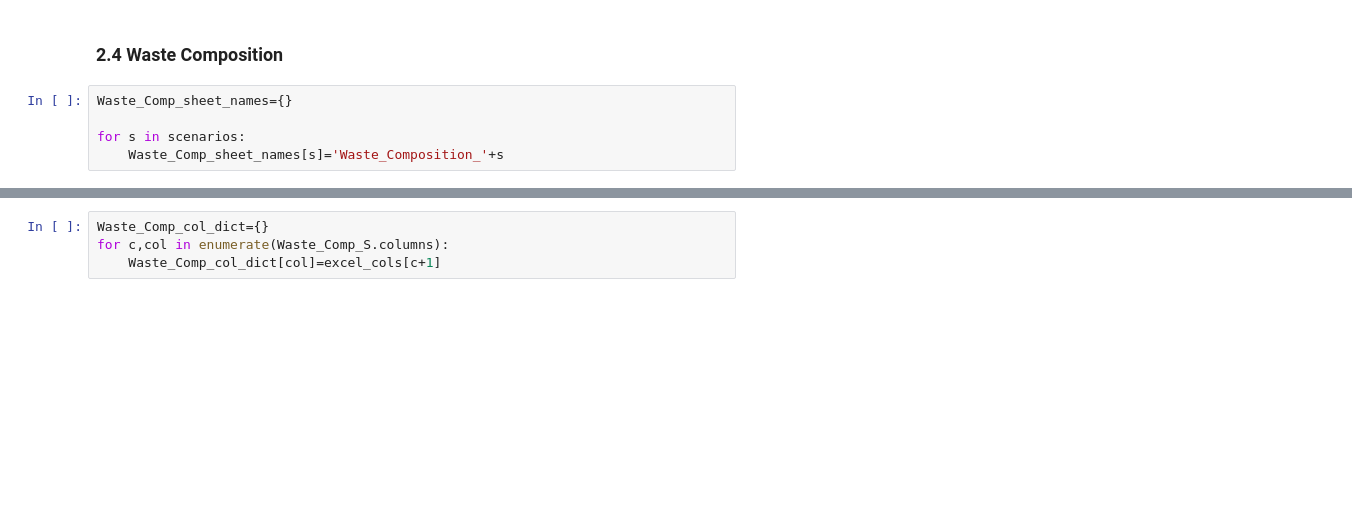
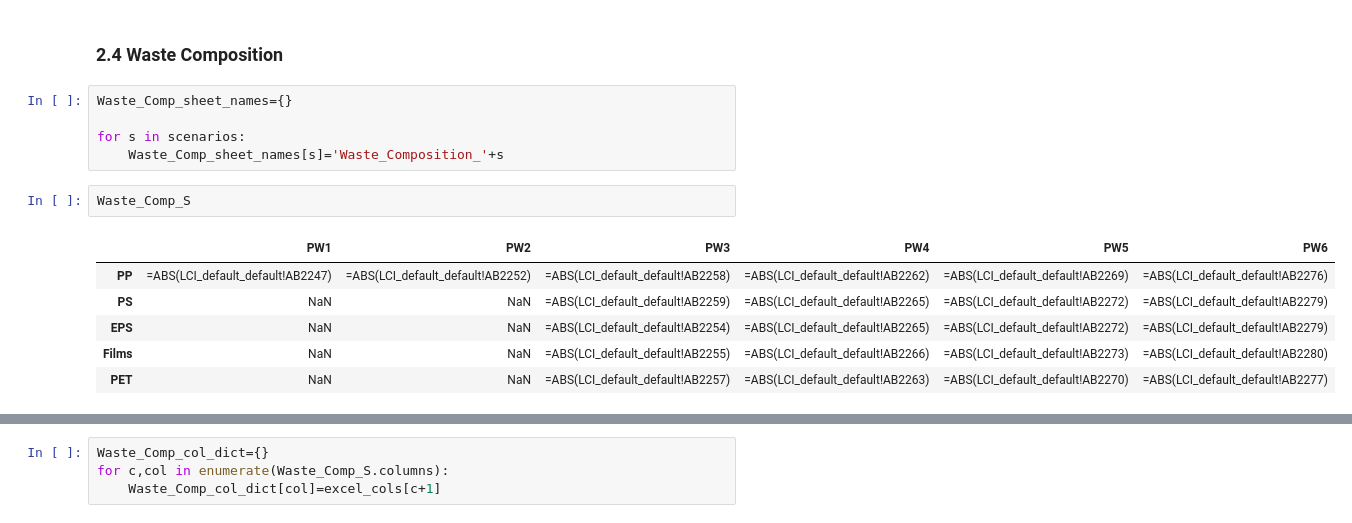
Before and after one commit to SarahSchmidt94/MoEWe, a Jupyter notebook: MoEWe.ipynb, the cells around one changed output, grey strips where cells are left out. Drawn from its saved outputs; the diff is of its cells as text; blank space fills up the shorter version.

```diff
--- a/MoEWe.ipynb
+++ b/MoEWe.ipynb
@@ -1018,3 +1052,12 @@ Waste_Comp_sheet_names={}
 
 for s in scenarios:
     Waste_Comp_sheet_names[s]='Waste_Composition_'+s
+# %%
+Waste_Comp_S
+# %% [output]
+|  | PW1 | PW2 | PW3 | PW4 | PW5 | PW6 |
+| PP | =ABS(LCI_default_default!AB2247) | =ABS(LCI_default_default!AB2252) | =ABS(LCI_default_default!AB2258) | =ABS(LCI_default_default!AB2262) | =ABS(LCI_default_default!AB2269) | =ABS(LCI_default_default!AB2276) |
+| PS | NaN | NaN | =ABS(LCI_default_default!AB2259) | =ABS(LCI_default_default!AB2265) | =ABS(LCI_default_default!AB2272) | =ABS(LCI_default_default!AB2279) |
+| EPS | NaN | NaN | =ABS(LCI_default_default!AB2254) | =ABS(LCI_default_default!AB2265) | =ABS(LCI_default_default!AB2272) | =ABS(LCI_default_default!AB2279) |
+| Films | NaN | NaN | =ABS(LCI_default_default!AB2255) | =ABS(LCI_default_default!AB2266) | =ABS(LCI_default_default!AB2273) | =ABS(LCI_default_default!AB2280) |
+| PET | NaN | NaN | =ABS(LCI_default_default!AB2257) | =ABS(LCI_default_default!AB2263) | =ABS(LCI_default_default!AB2270) | =ABS(LCI_default_default!AB2277) |
```
Also changed, not shown: parts of 159 cells of this notebook.
